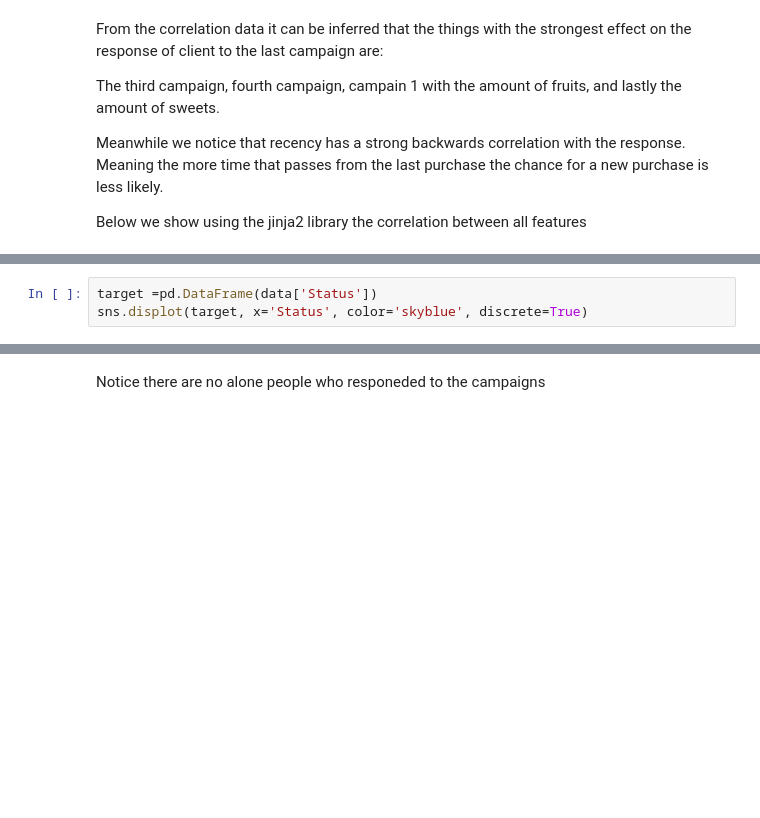
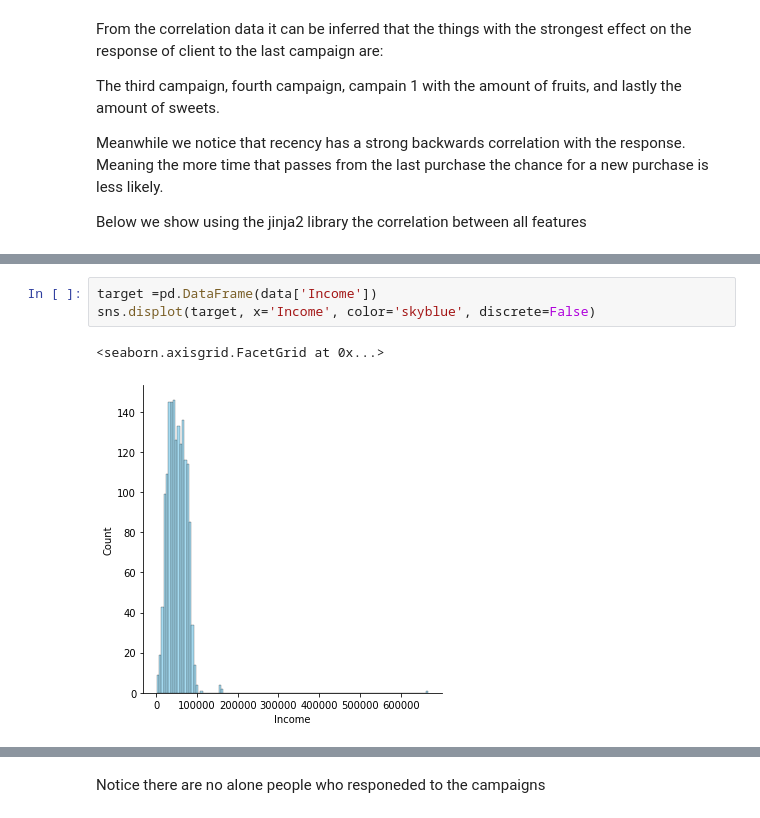
Before and after one commit to parzival0152/datamine, a Jupyter notebook: main.ipynb, the cells around one changed output, grey strips where cells are left out. Drawn from its saved outputs; the diff is of its cells as text; blank space fills up the shorter version.

```diff
--- a/main.ipynb
+++ b/main.ipynb
@@ -99,4 +238,7 @@ corr.style.background_gradient(cmap="coolwarm").set_precision(2)
 # %%
-target =pd.DataFrame(data['Status'])
-sns.displot(target, x='Status', color='skyblue', discrete=True)
+target =pd.DataFrame(data['Income'])
+sns.displot(target, x='Income', color='skyblue', discrete=False)
+# %% [output]
+<seaborn.axisgrid.FacetGrid at 0x...>
+[figure, added]
 # %%
```
Also changed, not shown: parts of 26 cells of this notebook, 4 other files.
